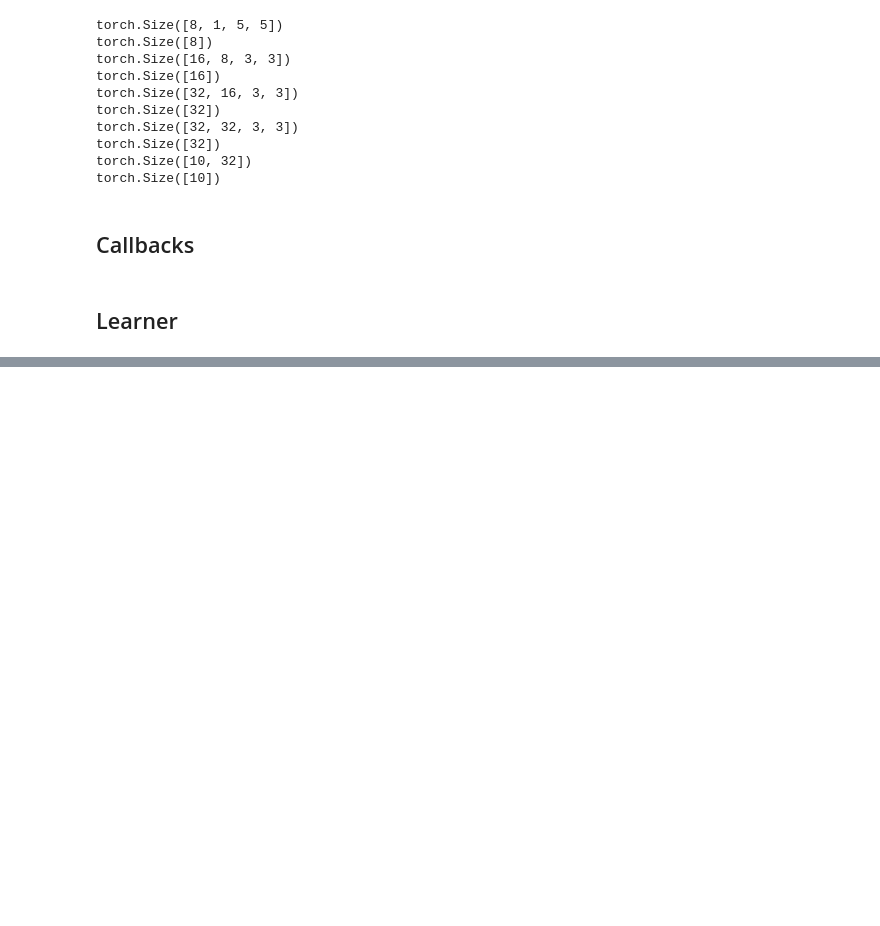
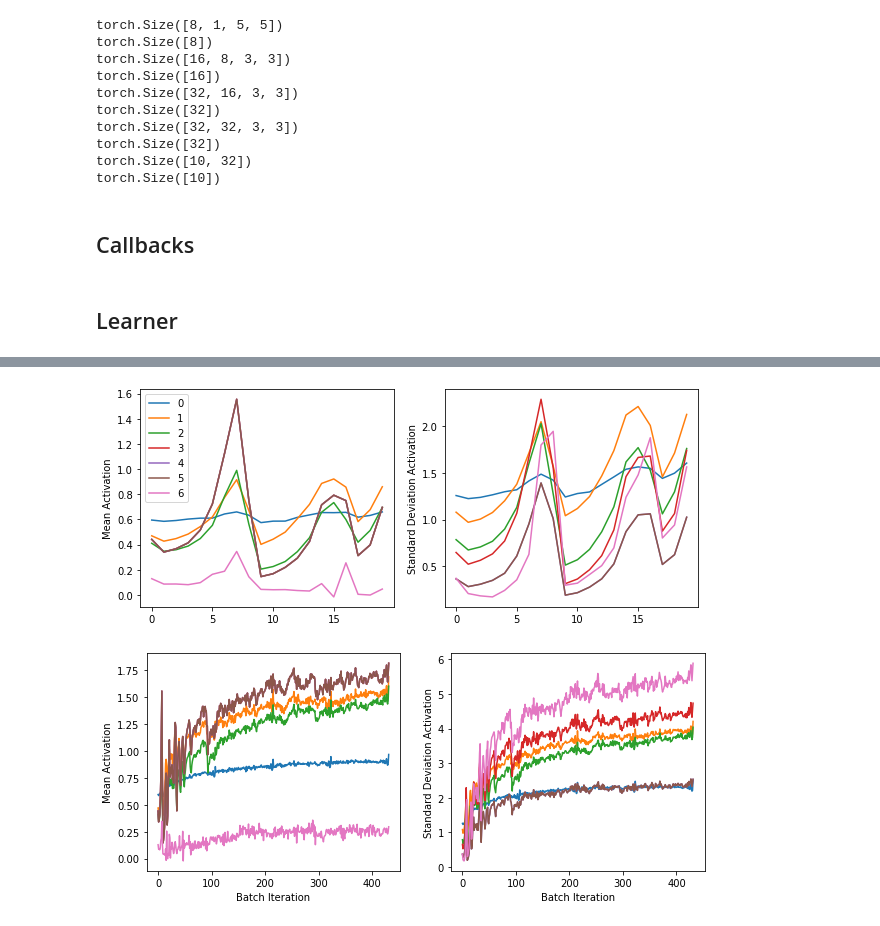
Before and after one commit to rickyfernandez/fastai_course_3, a Jupyter notebook: course_2/Initialization_Paper.ipynb, the cells around one changed output, grey strips where cells are left out. Drawn from its saved outputs; the diff is of its cells as text; code cells hidden in the pictures; blank space fills up the shorter version.

```diff
--- a/course_2/Initialization_Paper.ipynb
+++ b/course_2/Initialization_Paper.ipynb
@@ -223,0 +186,9 @@ dict_keys(['params', 'lr', 'momentum', 'dampening', 'weight_decay', 'nesterov'])
+# %%
+model2 = get_cnn_model(data, filters, conv2d_layer)
+for l in model2:
+    if isinstance(l, nn.Sequential):
+        init.kaiming_normal_(l[0].weight)
+        l[0].bias.data.zero_()
+
+learn2 = Learner(model2, data, loss, lr=0.4, cb_funcs=callbacks, opt_func=SGD)
+learn2.fit(4)
@@ -223,0 +201,22 @@ dict_keys(['params', 'lr', 'momentum', 'dampening', 'weight_decay', 'nesterov'])
+# %%
+fig, axes = plt.subplots(1, 2, figsize=(10,4))
+for h in learn2.hook_call_back.hooks:
+    axes[0].plot(h.stats[0][:20])
+    axes[1].plot(h.stats[1][:20])
+    h.remove()
+axes[0].legend(range(len(learn2.hook_call_back.hooks)))
+axes[0].set_ylabel("Mean Activation")
+axes[1].set_ylabel("Standard Deviation Activation")
+
+fig, axes = plt.subplots(1, 2, figsize=(10,4))
+for h in learn2.hook_call_back.hooks:
+    axes[0].plot(h.stats[0])
+    axes[1].plot(h.stats[1])
+    h.remove()
+axes[0].set_ylabel("Mean Activation")
+axes[0].set_xlabel("Batch Iteration")
+axes[1].set_ylabel("Standard Deviation Activation")
+axes[1].set_xlabel("Batch Iteration");
+# %% [output]
+[figure, added]
+[figure, added]
```
Also changed, not shown: parts of 24 cells of this notebook, 2 other files.
